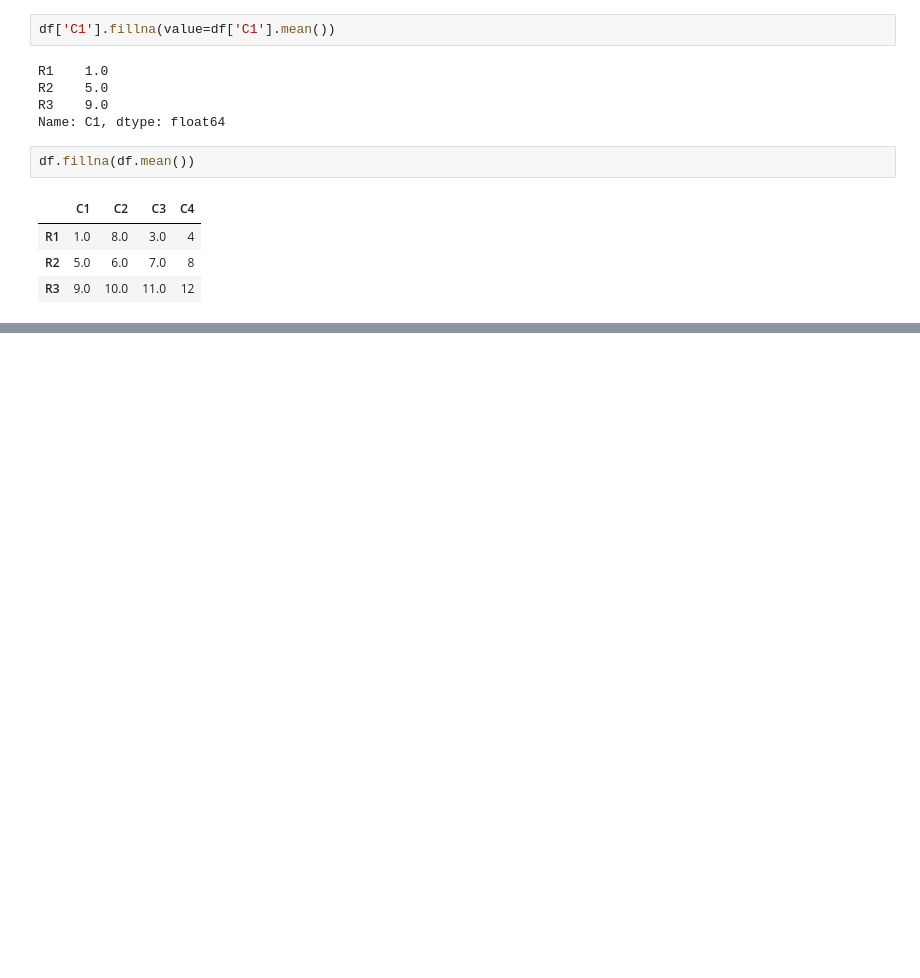
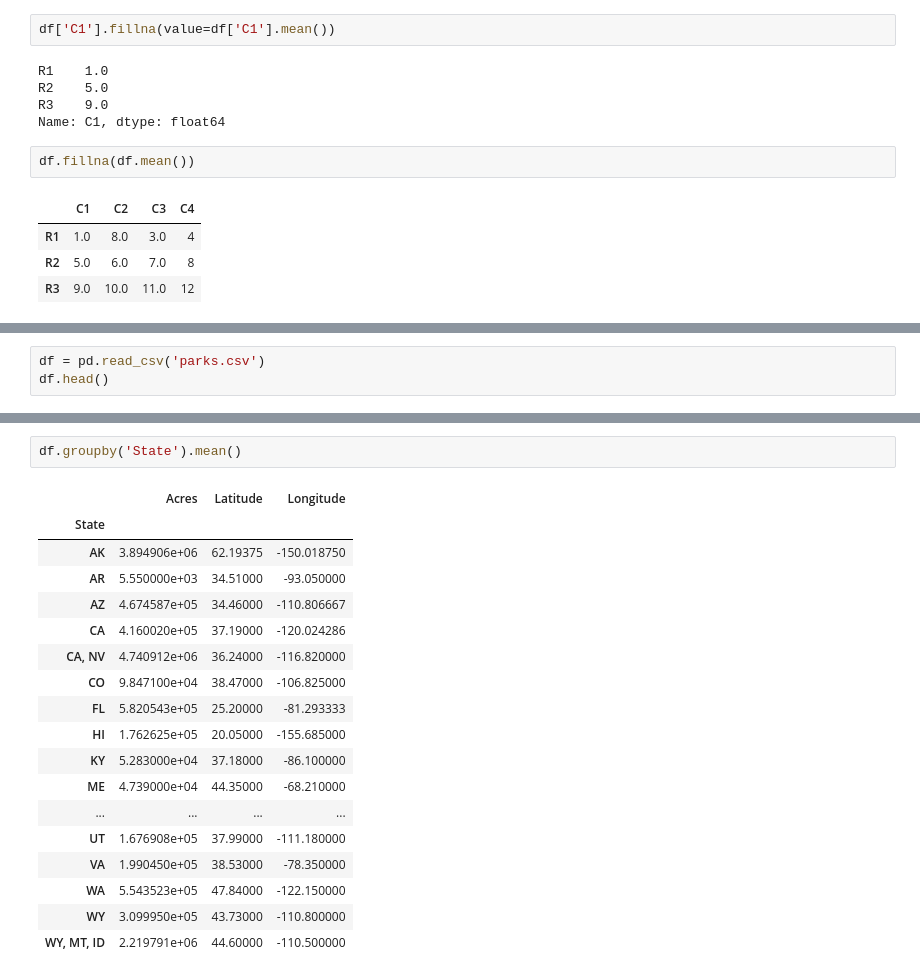
Before and after one commit to trypuz/ai_dla_kazdego, a Jupyter notebook: python_dla_kazdego/python_dla_humanistow.ipynb, the cells around one changed output, grey strips where cells are left out. Saved outputs shown, nothing was run; the diff lists cells and outputs as text; blank space fills up the shorter version.

```diff
--- a/python_dla_kazdego/python_dla_humanistow.ipynb
+++ b/python_dla_kazdego/python_dla_humanistow.ipynb
@@ -2467,0 +2489,3 @@ df.fillna(df.mean())
+# %%
+df = pd.read_csv('parks.csv')
+df.head()
@@ -2467,0 +2499,21 @@ df.fillna(df.mean())
+# %%
+df.groupby('State').mean()
+# %% [output]
+|  | Acres | Latitude | Longitude |
+| State |  |  |  |
+| AK | 3.894906e+06 | 62.19375 | -150.018750 |
+| AR | 5.550000e+03 | 34.51000 | -93.050000 |
+| AZ | 4.674587e+05 | 34.46000 | -110.806667 |
+| CA | 4.160020e+05 | 37.19000 | -120.024286 |
+| CA, NV | 4.740912e+06 | 36.24000 | -116.820000 |
+| CO | 9.847100e+04 | 38.47000 | -106.825000 |
+| FL | 5.820543e+05 | 25.20000 | -81.293333 |
+| HI | 1.762625e+05 | 20.05000 | -155.685000 |
+| KY | 5.283000e+04 | 37.18000 | -86.100000 |
+| ME | 4.739000e+04 | 44.35000 | -68.210000 |
+| ... | ... | ... | ... |
+| UT | 1.676908e+05 | 37.99000 | -111.180000 |
+| VA | 1.990450e+05 | 38.53000 | -78.350000 |
+| WA | 5.543523e+05 | 47.84000 | -122.150000 |
+| WY | 3.099950e+05 | 43.73000 | -110.800000 |
+| WY, MT, ID | 2.219791e+06 | 44.60000 | -110.500000 |
```
Also changed, not shown: parts of 3 cells of this notebook.
